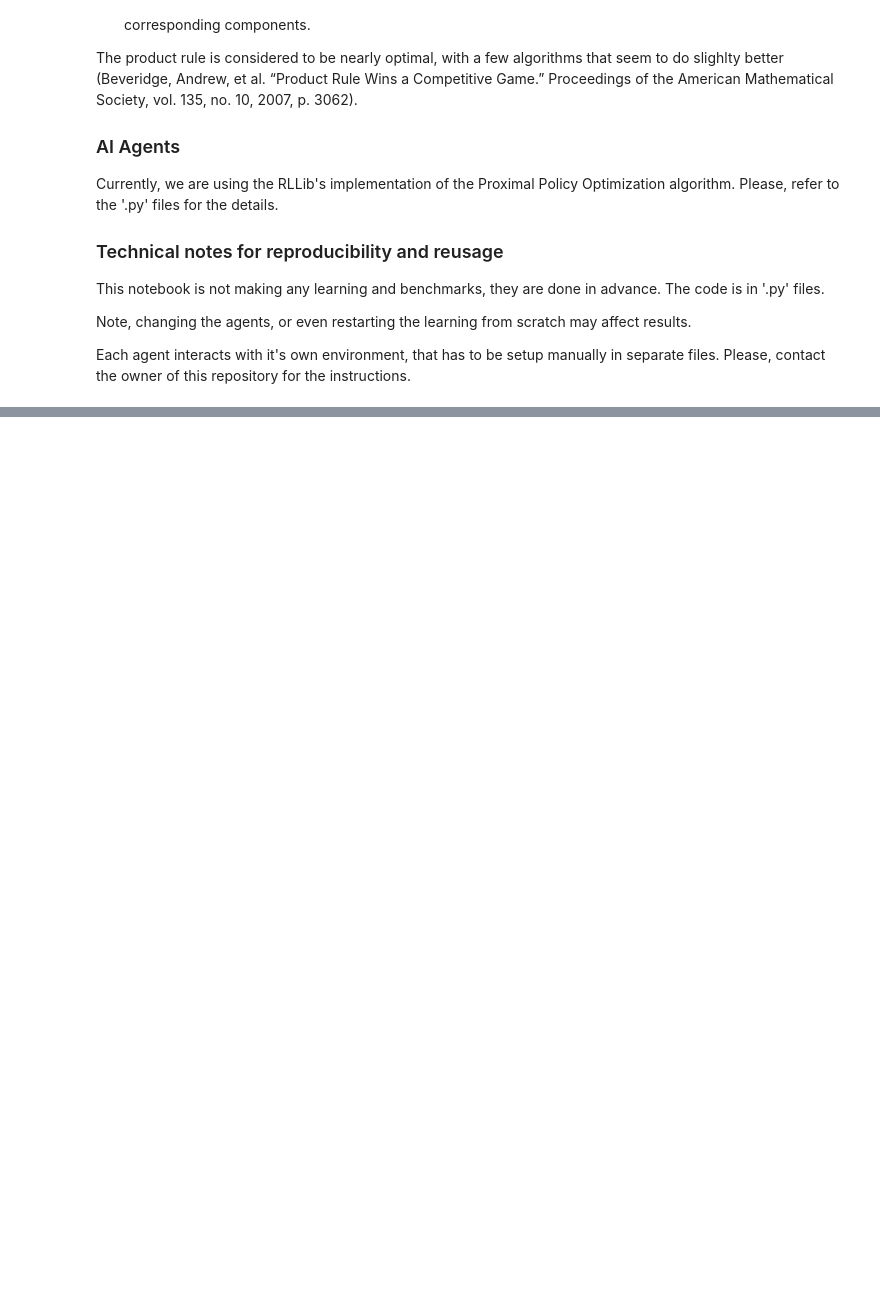
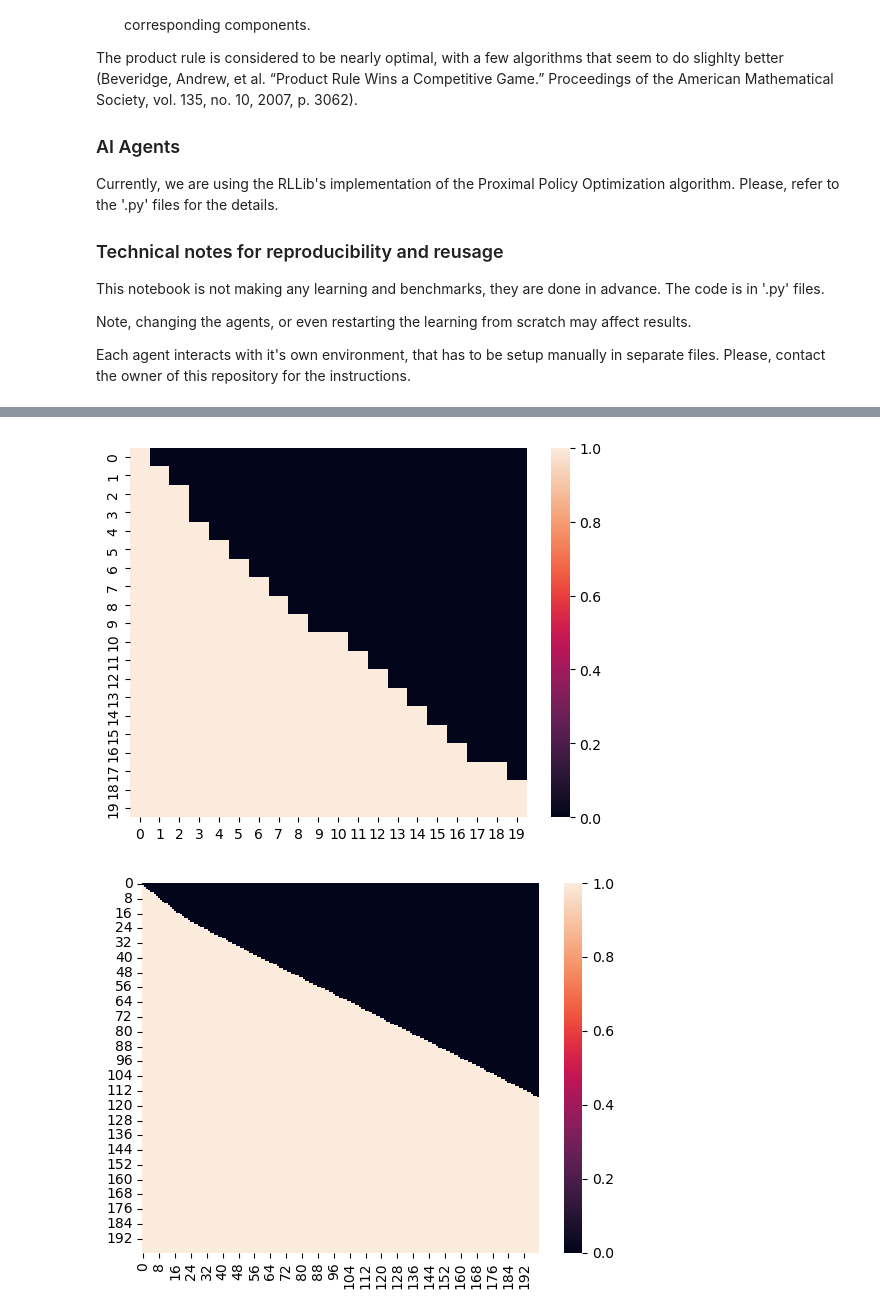
Before and after one commit to NickVasenkov/Giant-Component, a Jupyter notebook: results.ipynb, the cells around one changed output, grey strips where cells are left out. Drawn from its saved outputs; the diff is of its cells as text; code cells hidden in the pictures; blank space fills up the shorter version.

```diff
--- a/results.ipynb
+++ b/results.ipynb
@@ -63,0 +77,12 @@ plt.show()
+# %%
+# actions
+
+actdf_2_1000_10 = pd.read_csv('models/2-1000-10/actions_df.csv', index_col=0)
+actdf_2_1000_100 = pd.read_csv('models/2-1000-100/actions_df.csv', index_col=0)
+sns.heatmap(actdf_2_1000_10)
+plt.show()
+sns.heatmap(actdf_2_1000_100)
+plt.show()
+# %% [output]
+[figure, added]
+[figure, added]
```
Also changed, not shown: parts of 2 cells of this notebook, 39 other files.
